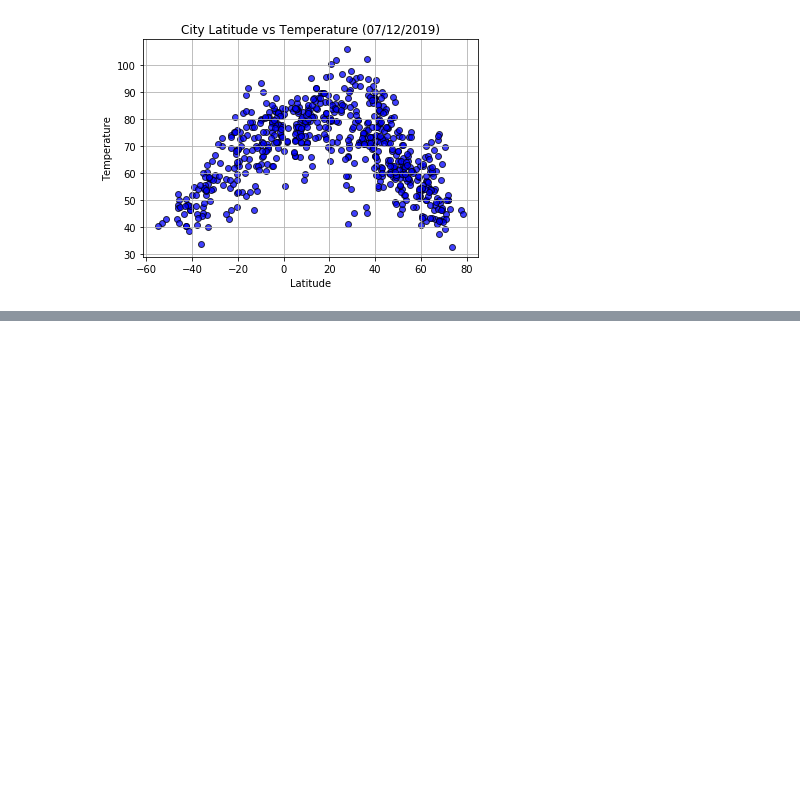
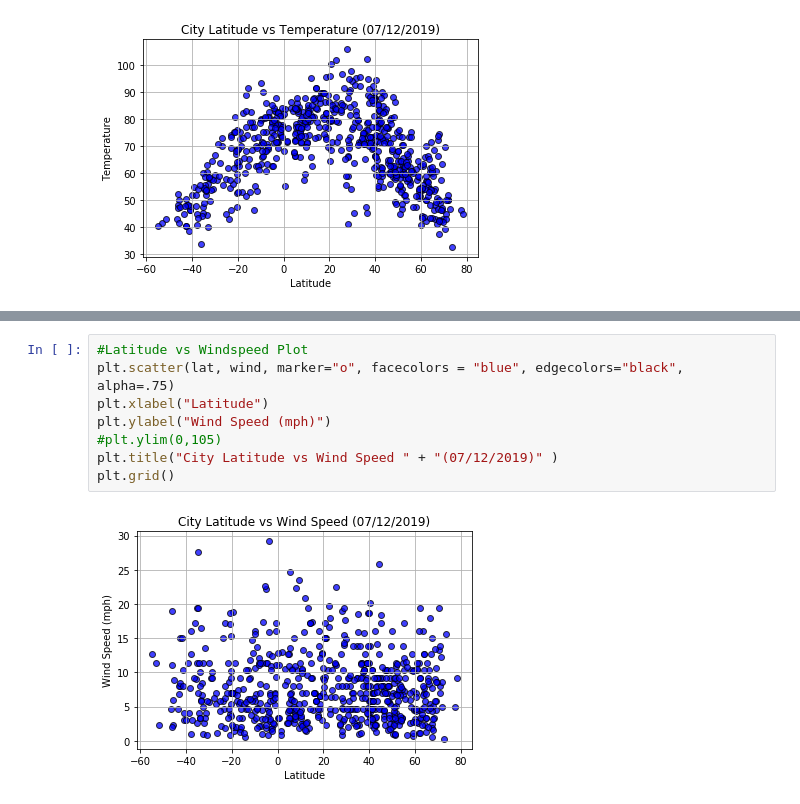
Before and after one commit to claridyd/WeatherPyHomework, a Jupyter notebook: WeatherPy.ipynb, the cells around one changed output, grey strips where cells are left out. Drawn from its saved outputs; the diff is of its cells as text; blank space fills up the shorter version.

```diff
--- a/WeatherPy.ipynb
+++ b/WeatherPy.ipynb
@@ -156,0 +189,10 @@ plt.grid()
+# %%
+#Latitude vs Windspeed Plot
+plt.scatter(lat, wind, marker="o", facecolors = "blue", edgecolors="black", alpha=.75)
+plt.xlabel("Latitude")
+plt.ylabel("Wind Speed (mph)")
+#plt.ylim(0,105)
+plt.title("City Latitude vs Wind Speed " + "(07/12/2019)" )
+plt.grid()
+# %% [output]
+[figure, added]
```
Also changed, not shown: parts of 6 cells of this notebook, 4 other files.
